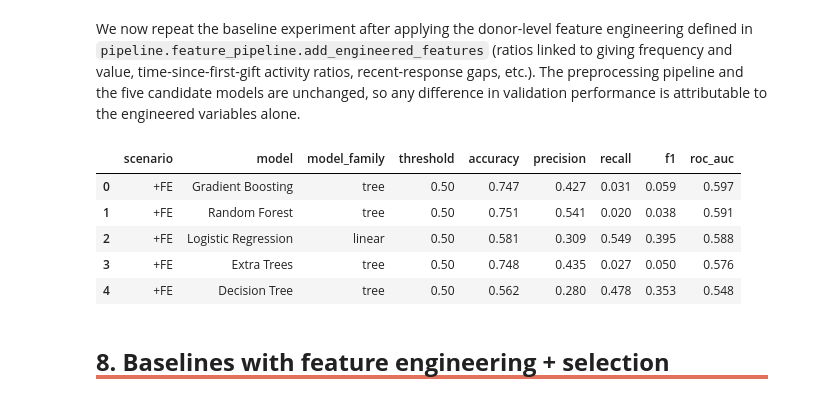
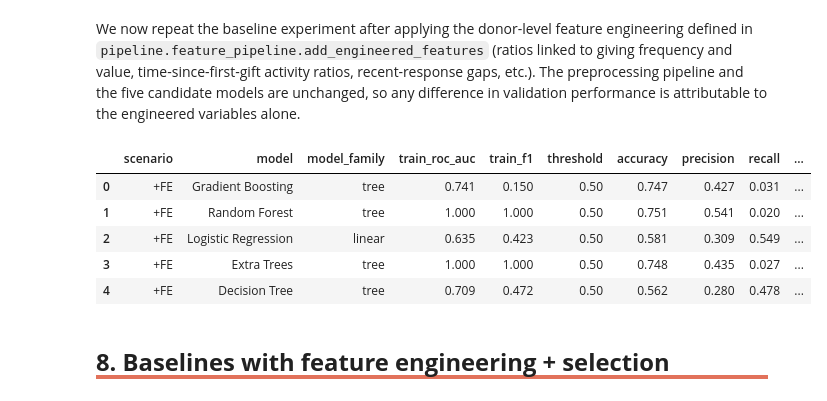
Before and after one commit to Pinky-Tie/Predicting_Donor_Response, a Jupyter notebook: notebooks/03_baseline_models.ipynb, the cells around one changed output. Cells and saved outputs as stored; diff of their text form; code cells hidden in the pictures.

```diff
--- a/notebooks/03_baseline_models.ipynb
+++ b/notebooks/03_baseline_models.ipynb
@@ -287,12 +287,13 @@ for model_name, config in model_configs.items():
         ]
     )
 
-    metrics, _ = evaluate_classifier(
+    metrics, _, train_metrics = evaluate_classifier(
         model_pipeline=pipeline,
         X_train_df=X_train_model,
         X_val_df=X_val_model,
         y_train_series=y_train,
         y_val_series=y_val,
+        return_train_metrics=True,
     )
 
     raw_results_rows.append(
@@ -301,6 +302,8 @@ for model_name, config in model_configs.items():
             "model": model_name,
             "model_family": config["model_family"],
             "dropped_high_missing": ", ".join(model_feature_groups["dropped_high_missing_features"]) or "None",
+            "train_roc_auc": train_metrics["roc_auc"],
+            "train_f1": train_metrics["f1"],
             **metrics,
         }
     )
@@ -320,6 +323,8 @@ baseline_results.style.format(
         "recall": "{:.3f}",
         "f1": "{:.3f}",
         "roc_auc": "{:.3f}",
+        "train_roc_auc": "{:.3f}",
+        "train_f1": "{:.3f}",
     }
 )
 # %% [output]
@@ -353,41 +358,46 @@ for model_name, config in model_configs.items():
             ("model", clone(config["estimator"])),
         ]
     )
-    metrics, _ = evaluate_classifier(
+    metrics, _, train_metrics = evaluate_classifier(
         model_pipeline=pipeline,
         X_train_df=X_train_fe,
         X_val_df=X_val_fe,
         y_train_series=y_train,
         y_val_series=y_val,
+        return_train_metrics=True,
     )
     fe_results_rows.append({
         "scenario": "+FE",
         "model": model_name,
         "model_family": config["model_family"],
+        "train_roc_auc": train_metrics["roc_auc"],
+        "train_f1": train_metrics["f1"],
         **metrics,
     })
 
 fe_results = (
     pd.DataFrame(fe_results_rows)
     .sort_values("roc_auc", ascending=False)
     .reset_index(drop=True)
 )
 
 fe_results.style.format({
     "threshold": "{:.2f}",
     "accuracy": "{:.3f}",
     "precision": "{:.3f}",
     "recall": "{:.3f}",
     "f1": "{:.3f}",
     "roc_auc": "{:.3f}",
+    "train_roc_auc": "{:.3f}",
+    "train_f1": "{:.3f}",
 })
 # %% [output]
-|  | scenario | model | model_family | threshold | accuracy | precision | recall | f1 | roc_auc |
-| 0 | +FE | Gradient Boosting | tree | 0.50 | 0.747 | 0.427 | 0.031 | 0.059 | 0.597 |
-| 1 | +FE | Random Forest | tree | 0.50 | 0.751 | 0.541 | 0.020 | 0.038 | 0.591 |
-| 2 | +FE | Logistic Regression | linear | 0.50 | 0.581 | 0.309 | 0.549 | 0.395 | 0.588 |
-| 3 | +FE | Extra Trees | tree | 0.50 | 0.748 | 0.435 | 0.027 | 0.050 | 0.576 |
-| 4 | +FE | Decision Tree | tree | 0.50 | 0.562 | 0.280 | 0.478 | 0.353 | 0.548 |
+|  | scenario | model | model_family | train_roc_auc | train_f1 | threshold | accuracy | precision | recall | ... |
+| 0 | +FE | Gradient Boosting | tree | 0.741 | 0.150 | 0.50 | 0.747 | 0.427 | 0.031 | ... |
+| 1 | +FE | Random Forest | tree | 1.000 | 1.000 | 0.50 | 0.751 | 0.541 | 0.020 | ... |
+| 2 | +FE | Logistic Regression | linear | 0.635 | 0.423 | 0.50 | 0.581 | 0.309 | 0.549 | ... |
+| 3 | +FE | Extra Trees | tree | 1.000 | 1.000 | 0.50 | 0.748 | 0.435 | 0.027 | ... |
+| 4 | +FE | Decision Tree | tree | 0.709 | 0.472 | 0.50 | 0.562 | 0.280 | 0.478 | ... |
 # %% [markdown]
 ## <h3 style="border-bottom: 4px solid #e2725b; margin: 0 0 25px 0; padding-bottom:6px; font-weight:bold; font-size:1.7em;text-align:left;">8. Baselines with feature engineering + selection</h3>
 # %% [markdown]
```
Also changed, not shown: parts of 3 cells of this notebook, 1 other file.
